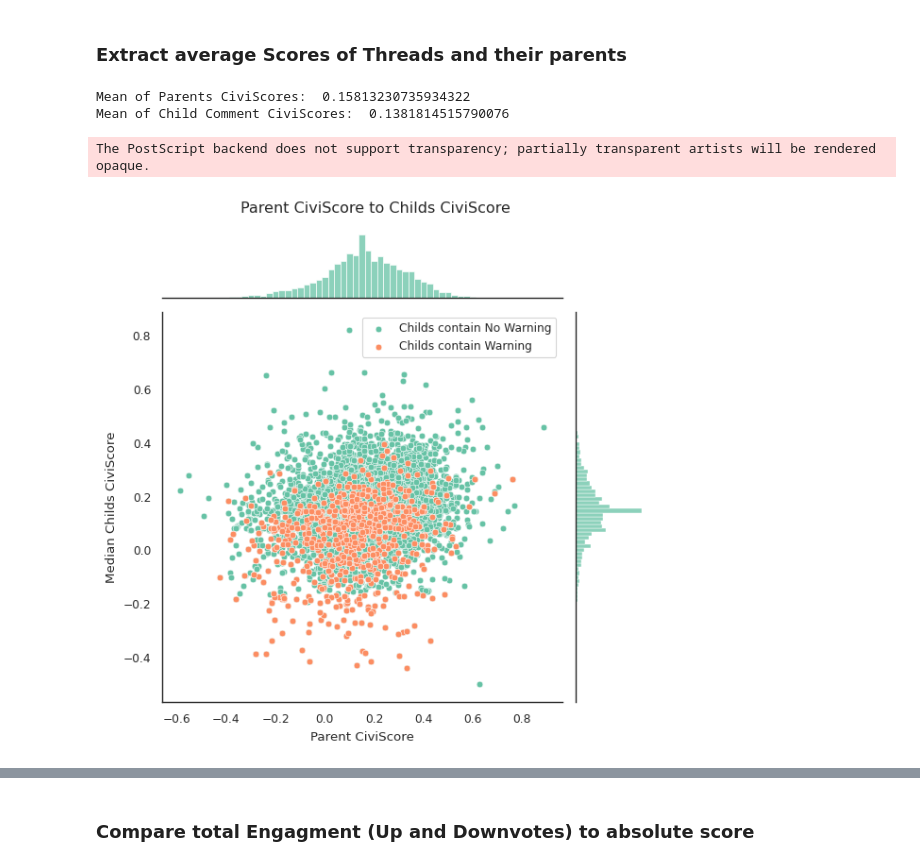
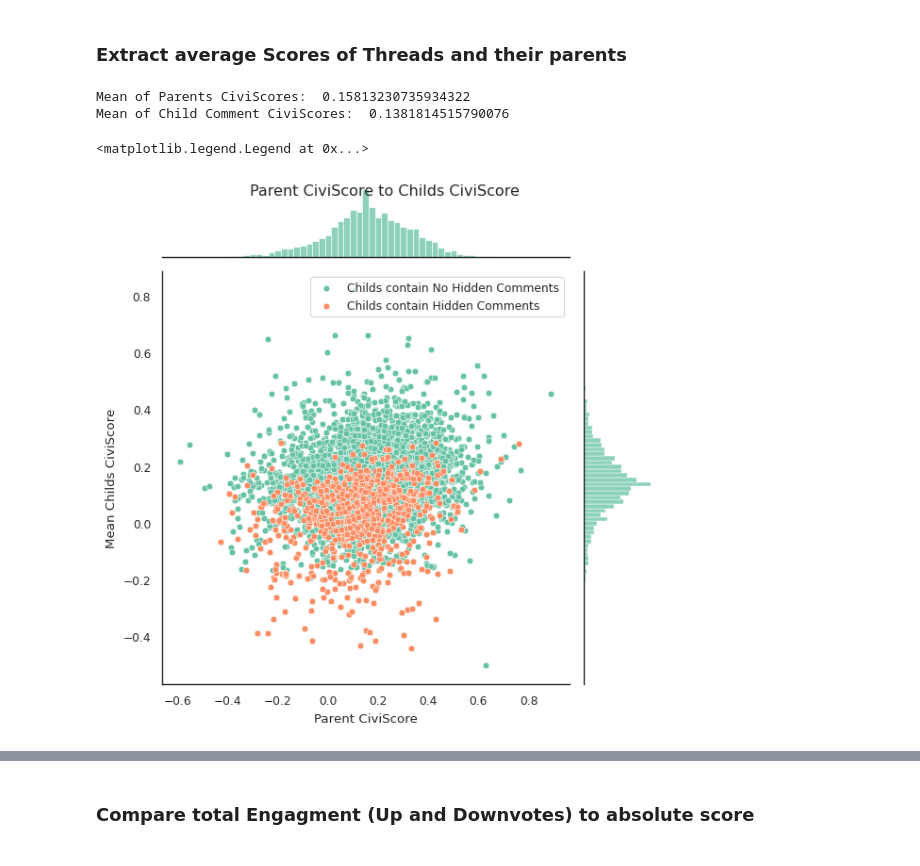
Before and after one commit to lorenzprattes/CiviRank, a Jupyter notebook: evaluation/evaluation.ipynb, the cells around one changed output, grey strips where cells are left out. Drawn from its saved outputs; the diff is of its cells as text; code cells hidden in the pictures.

```diff
--- a/evaluation/evaluation.ipynb
+++ b/evaluation/evaluation.ipynb
@@ -318,11 +315,11 @@ Civirank initialized!
 # %%
 results = []
-overview = pd.DataFrame()
+overview_typical = pd.DataFrame()
 
 for i, row in articles_to_evaluate.iterrows():
     article_id = row["Article_Id"]
     comments, comments_matched_to_metadata = eval_gen.extract_comments_with_metadata(article_id)
-    scores = eval_gen.calculate_all_scores(comments_matched_to_metadata, comments, test_ranker)
+    scores = eval_gen.calculate_all_scores(comments_matched_to_metadata, comments, ranker)
     results.append(scores)
     new_row = pd.DataFrame({
         "article_id": [article_id],
@@ -330,5 +327,5 @@ for i, row in articles_to_evaluate.iterrows():
         "warning": [scores["Warning"].eq("Warning").sum()],
         "average_civiscore": [scores["CiviScore"].mean()],
     })
-    overview = pd.concat([overview, new_row], ignore_index=True)
-overview["warning_proportion"] = (overview["warning"] / overview["comments"])
+    overview_typical = pd.concat([overview_typical, new_row], ignore_index=True)
+overview_typical["warning_proportion"] = (overview_typical["warning"] / overview_typical["comments"])
@@ -335,5 +348,5 @@ overview["warning_proportion"] = (overview["warning"] / overview["comments"])
 # %%
-overview["article_id"] = overview["article_id"].astype(str)
-print(overview["article_id"])
+overview_typical["article_id"] = overview_typical["article_id"].astype(str)
+print(overview_typical["article_id"])
 to_review = results[2]
 # %% [output]
@@ -349,9 +362,9 @@ Here we look at how the comments move when reranked with civirank vs the reddit
 # %%
 import matplotlib.patches as patches
 fig, axs = plt.subplots(2, ARTICLES_TO_OVERVIEW, figsize=(15, 10))
-
+top_n = 1
 filtered_results = [result for result in results if 20 < len(result) < 150]
-for i, result in enumerate(filtered_results[:ARTICLES_TO_OVERVIEW]):
+for i, (result, (i, overview_row)) in enumerate(zip(filtered_results[:ARTICLES_TO_OVERVIEW], overview_typical.iterrows())):
   civirank_tree = eval_gen.build_tree_sorted_by(result, sort_by="CiviRank").reset_index(names=['CiviIndex']).loc[:, ['CiviIndex', 'Post_Id', 'Warning']]
   reddit_rank_tree = eval_gen.build_tree_sorted_by(result, sort_by="Reddit_Score_Rank").reset_index(names=['Reddit_Index']).loc[:, ['Reddit_Index', 'Post_Id']]
   trees_compared = pd.merge(civirank_tree, reddit_rank_tree, on='Post_Id', how='inner', validate="one_to_one")
@@ -368,6 +381,17 @@ for i, result in enumerate(filtered_results[:ARTICLES_TO_OVERVIEW]):
     #disable individual legends
     ax.get_legend().remove()
 
+  worst_rated = result.nlargest(top_n, 'CiviRank')
+  hidden_comments = result[result["Warning"] == "Warning"]
+  best_rated = result.nsmallest(top_n, 'CiviRank')
+  count = 0
+  for j, row in hidden_comments.iterrows():
+    print("Hidden comment for article ", overview_row["article_id"], ":", row["text"])
+  # for j, row in worst_rated.iterrows():
+  #   print("Worst rated comment for article ", overview_row["article_id"], ":", row["text"])
+  for j, row in best_rated.iterrows():
+    print("Top rated CiviRank comment for article ", overview_row["article_id"], ":", row["text"])
+
 axs[0,0].set_ylabel('Rank')
 axs[1,0].set_ylabel('Rank considering Comment Tree')
 
@@ -423,7 +472,7 @@ for i, bin in enumerate(overviews):
     sns.scatterplot(data=bin_only_containing_warnings, x='comments', y='average_civiscore_without_warnings', ax=axs[i], s=100)
     for _, row in bin_only_containing_warnings.iterrows():
         # Find the corresponding row in the original dataset
-        original_row = bin[bin['comments'] == row['comments']]
+        original_row = bin[bin['article_id'] == row['article_id']]
         if not original_row.empty:
             axs[i].plot(
                 [row['comments'], row['comments']],  # X values remain the same
@@ -449,38 +498,37 @@ filtered_where_no_warning_but_average_below_0 = leaves[(leaves["childs_avg_civis
 # %%
 mean_parents = leaves['parent_civiscore'].mean()
 mean_childs = leaves['childs_avg_civiscore'].mean()
 print("Mean of Parents CiviScores: ", mean_parents)
 print("Mean of Child Comment CiviScores: ", mean_childs)
 
 g = sns.jointplot(
     data=leaves,
     x='parent_civiscore',
-    y='childs_median_civiscore',
+    y='childs_avg_civiscore',
     palette=custom_palette,
     kind='scatter',
-    label='Childs contain No Warning'
+    label='Childs contain No Hidden Comments'
 )
 
 sns.scatterplot(
     data=leaves[leaves['warning'].eq(True)],
     x='parent_civiscore',
-    y='childs_median_civiscore',
+    y='childs_avg_civiscore',
     color=custom_palette[1],
-    label='Childs contain Warning',
+    label='Childs contain Hidden Comments',
     ax=g.ax_joint,
 )
 
 g.ax_joint.set_xlabel('Parent CiviScore')
-g.ax_joint.set_ylabel('Median Childs CiviScore')
+g.ax_joint.set_ylabel('Mean Childs CiviScore')
 g.figure.suptitle('Parent CiviScore to Childs CiviScore')
 
 g.ax_joint.set_xlabel('Parent CiviScore')
-g.ax_joint.set_ylabel('Median Childs CiviScore')
+g.ax_joint.set_ylabel('Mean Childs CiviScore')
 
 g.ax_joint.legend(loc='best')
-utils.plot(PRINT_PLOTS, "civiscore_parent_child", plt)
 # %% [output]
 Mean of Parents CiviScores:  0.15813230735934322
 Mean of Child Comment CiviScores:  0.1381814515790076
-The PostScript backend does not support transparency; partially transparent artists will be rendered opaque.
+<matplotlib.legend.Legend at 0x...>
-[figure, old version]
+[figure, new version]
```
Also changed, not shown: parts of 28 cells of this notebook, 25 other files.
